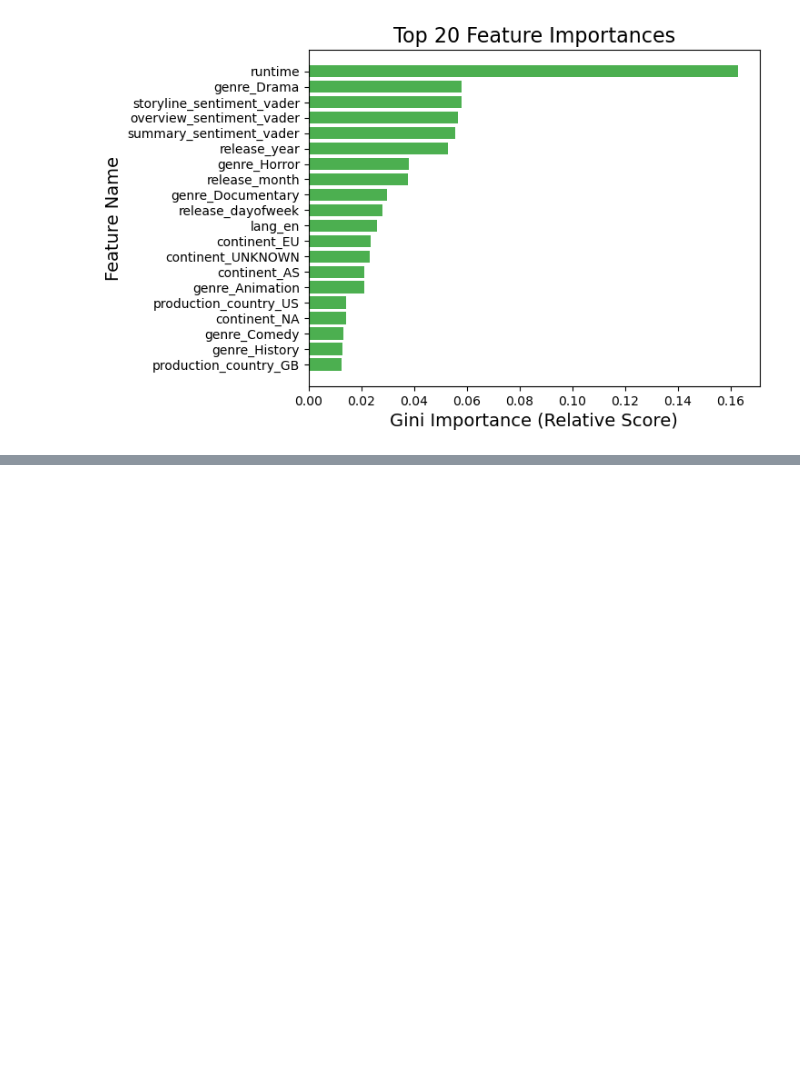
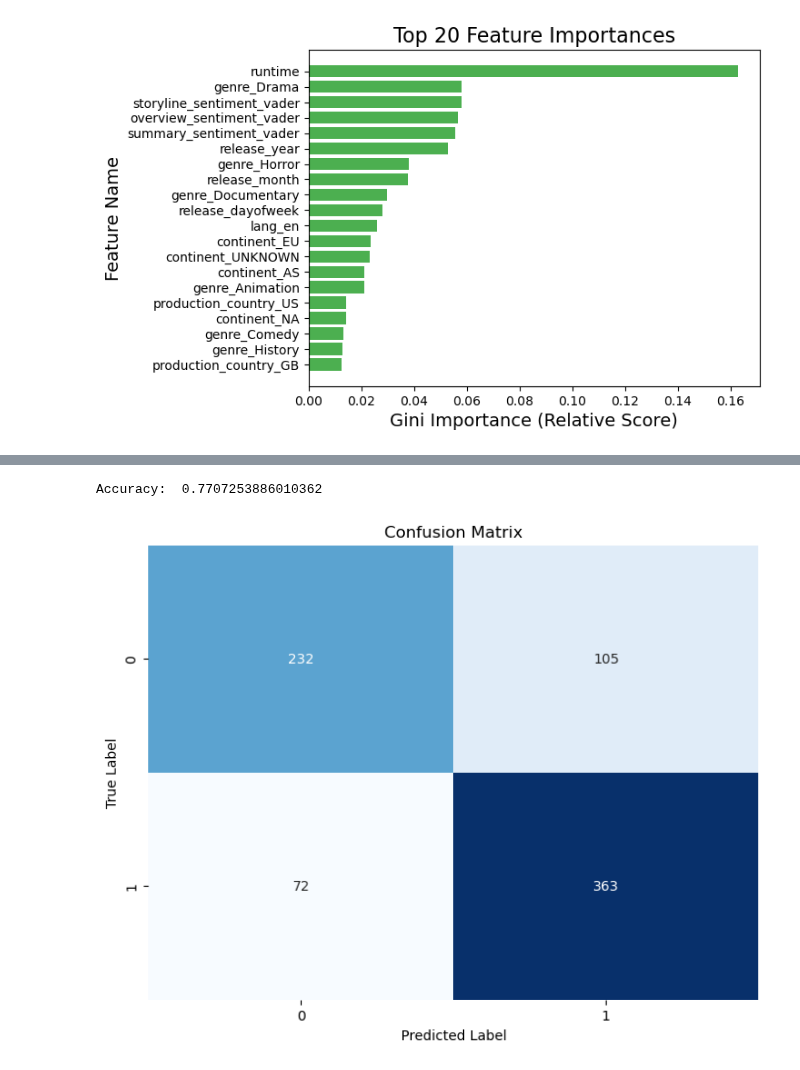
Before and after one commit to EliasMondelaers/datamanagementProject, a Jupyter notebook: Modeling.ipynb, the cells around one changed output, grey strips where cells are left out. Saved outputs shown, nothing was run; the diff lists cells and outputs as text; code cells hidden in the pictures; blank space fills up the shorter version.

```diff
--- a/Modeling.ipynb
+++ b/Modeling.ipynb
@@ -299,0 +336,5 @@ plt.gca().invert_yaxis()
+# %%
+evaluate_preds(X_test, y_test, model_classifier)
+# %% [output]
+Accuracy:  0.7707253886010362
+[figure, added]
```
Also changed, not shown: parts of 10 cells of this notebook, 1 other file.
